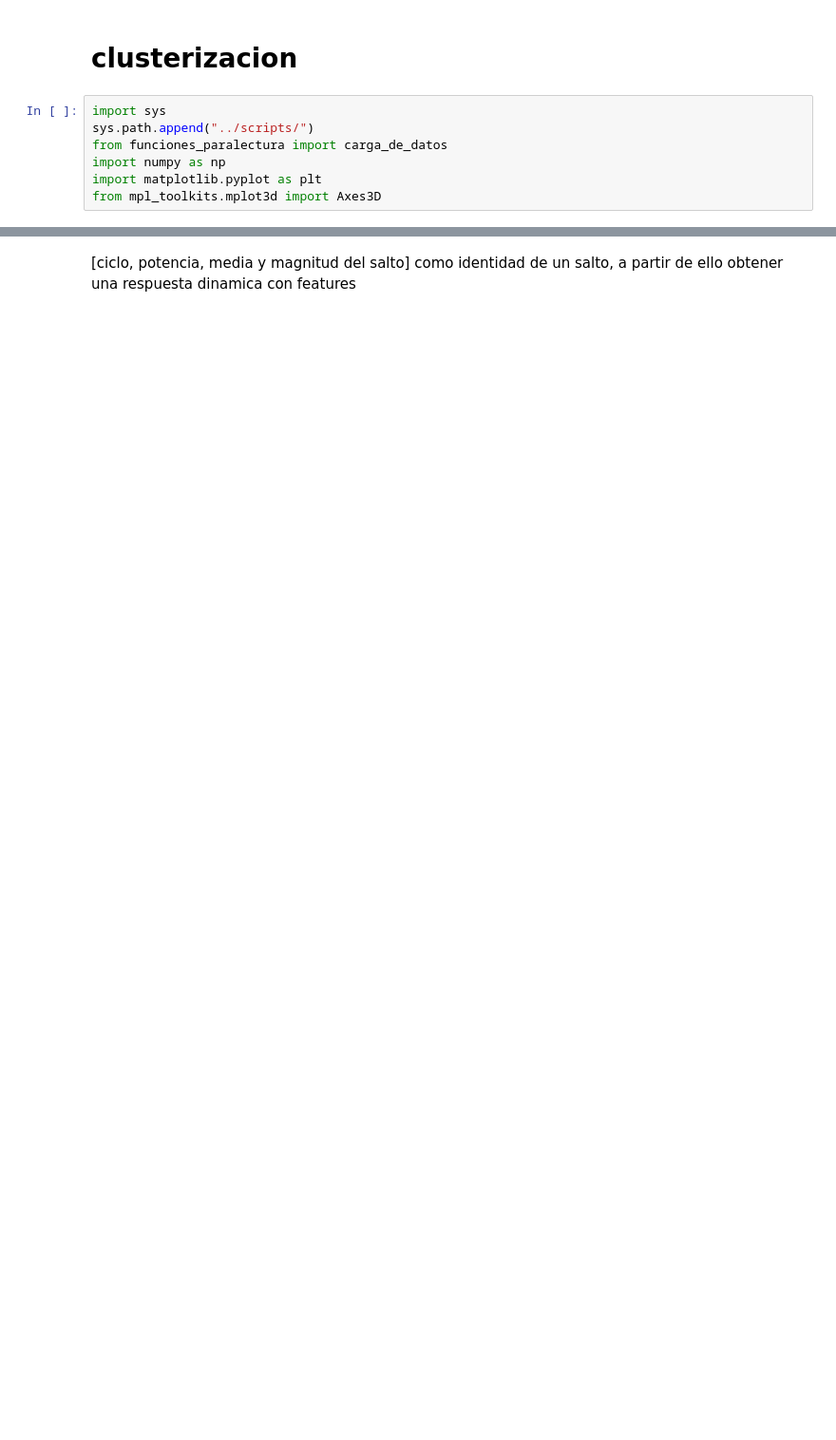
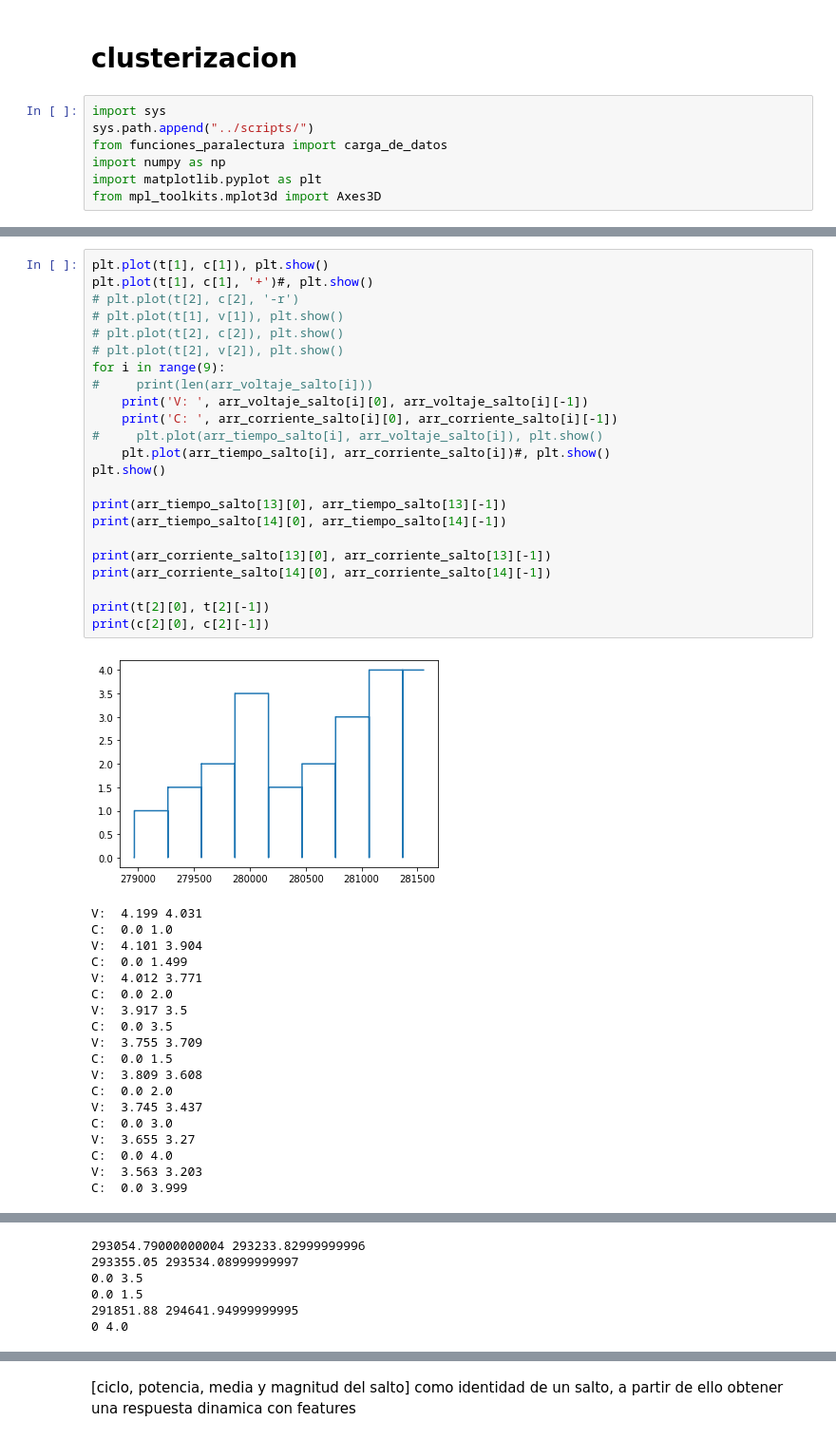
Before and after one commit to MartinVIllesca/Analisis_Baterias, a Jupyter notebook: notebooks/exploracion.ipynb, the cells around one changed output, grey strips where cells are left out. Shown at 95% size. Saved outputs shown, nothing was run; the diff lists cells and outputs as text; blank space fills up the shorter version.

```diff
--- a/notebooks/exploracion.ipynb
+++ b/notebooks/exploracion.ipynb
@@ -122,0 +191,43 @@ plt.scatter(pot_real[2], centro_real_c[2], label='centro', s=68, edgecolors='b',
+# %%
+plt.plot(t[1], c[1]), plt.show()
+plt.plot(t[1], c[1], '+')#, plt.show()
+# plt.plot(t[2], c[2], '-r')
+# plt.plot(t[1], v[1]), plt.show()
+# plt.plot(t[2], c[2]), plt.show()
+# plt.plot(t[2], v[2]), plt.show()
+for i in range(9):
+#     print(len(arr_voltaje_salto[i]))
+    print('V: ', arr_voltaje_salto[i][0], arr_voltaje_salto[i][-1])
+    print('C: ', arr_corriente_salto[i][0], arr_corriente_salto[i][-1])
+#     plt.plot(arr_tiempo_salto[i], arr_voltaje_salto[i]), plt.show()
+    plt.plot(arr_tiempo_salto[i], arr_corriente_salto[i])#, plt.show()
+plt.show()
+
+print(arr_tiempo_salto[13][0], arr_tiempo_salto[13][-1])
+print(arr_tiempo_salto[14][0], arr_tiempo_salto[14][-1])
+
+print(arr_corriente_salto[13][0], arr_corriente_salto[13][-1])
+print(arr_corriente_salto[14][0], arr_corriente_salto[14][-1])
+
+print(t[2][0], t[2][-1])
+print(c[2][0], c[2][-1])
+# %% [output]
+[figure, added]
+V:  4.199 4.031
+C:  0.0 1.0
+V:  4.101 3.904
+C:  0.0 1.499
+V:  4.012 3.771
+C:  0.0 2.0
+V:  3.917 3.5
+C:  0.0 3.5
+V:  3.755 3.709
+C:  0.0 1.5
+V:  3.809 3.608
+C:  0.0 2.0
+V:  3.745 3.437
+C:  0.0 3.0
+V:  3.655 3.27
+C:  0.0 4.0
+V:  3.563 3.203
+C:  0.0 3.999
@@ -122,0 +235,6 @@ plt.scatter(pot_real[2], centro_real_c[2], label='centro', s=68, edgecolors='b',
+293054.79000000004 293233.82999999996
+293355.05 293534.08999999997
+0.0 3.5
+0.0 1.5
+291851.88 294641.94999999995
+0 4.0
```
Also changed, not shown: parts of 26 cells of this notebook, 5 other files.
